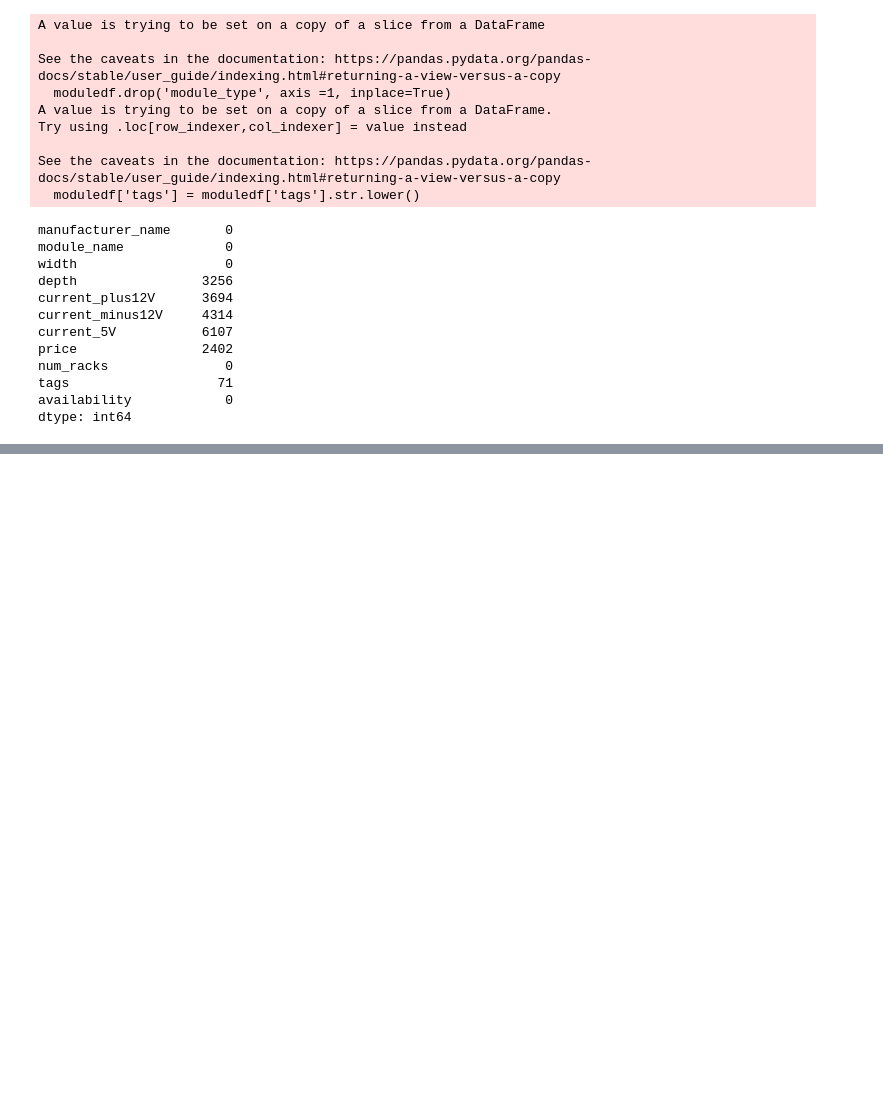
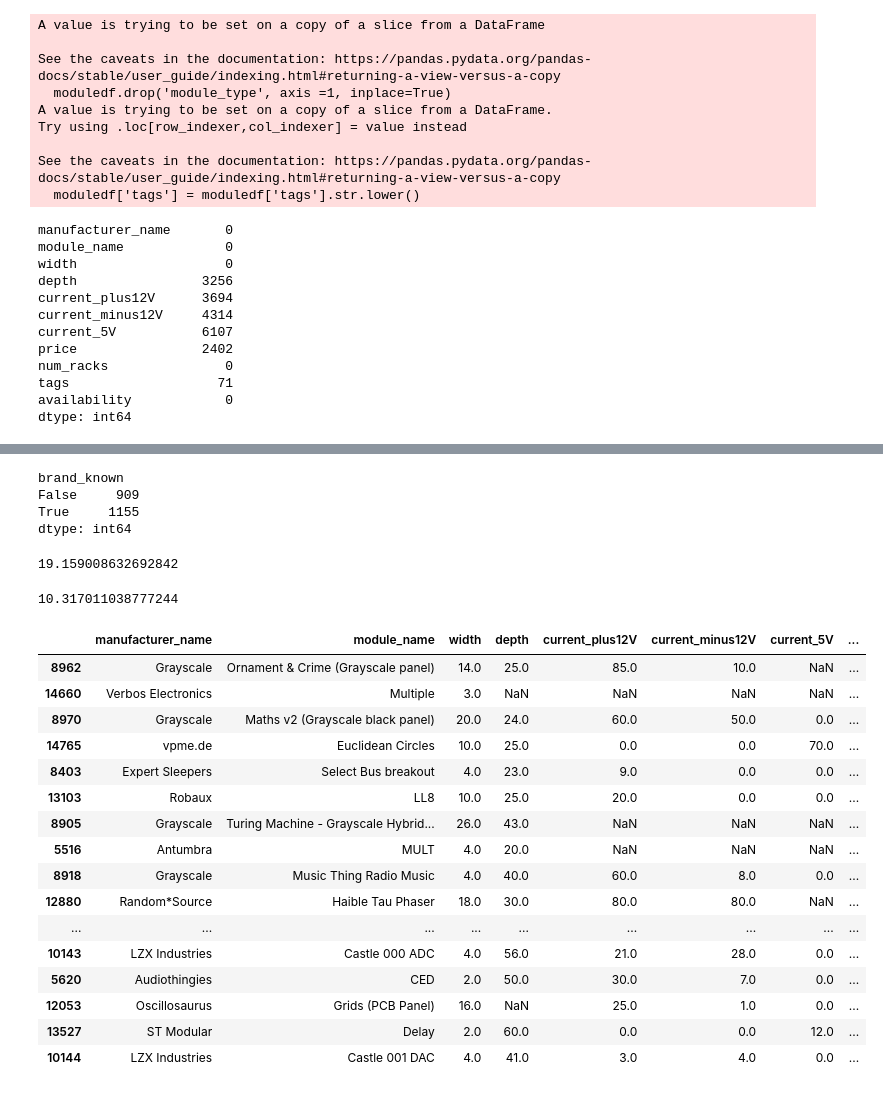
Before and after one commit to zstone00000/nycdsa_python_project, a Jupyter notebook: eurorack_inspection.ipynb, the cells around one changed output, grey strips where cells are left out. Saved outputs shown, nothing was run; the diff lists cells and outputs as text; code cells hidden in the pictures; blank space fills up the shorter version.

```diff
--- a/eurorack_inspection.ipynb
+++ b/eurorack_inspection.ipynb
@@ -50,0 +123,41 @@ dtype: int64
+# %%
+moduledf.loc[:,'brand_known'] = moduledf.manufacturer_name.apply(lambda x: x != 'Other/unknown')
+moduledf[moduledf.price.isnull()].groupby('brand_known').size()
+#and about half come from unknown brands
+# %% [output]
+brand_known
+False     909
+True     1155
+dtype: int64
+# %%
+moduledf.price.isnull().sum() / len(moduledf) * 100
+# %% [output]
+19.159008632692842
+# %%
+df_brands = moduledf.loc[(moduledf.brand_known == True) & moduledf.availability.isin(['unknown','avail'])]
+df_brands.price.isnull().sum() / len(df_brands) * 100
+#about 10% of price data is missing for products from main brands for non-prototype/unavailable products
+# %% [output]
+10.317011038777244
+# %%
+df_brands[df_brands.price.isnull()].sort_values(by = 'num_racks', ascending=False).head(30)
+#inspecing many of these manually, most are replicas or units which have been replaced by newer versions
+#For example, Grayscale seems to mostly produce homemade remakes
+# %% [output]
+|  | manufacturer_name | module_name | width | depth | current_plus12V | current_minus12V | current_5V | ... |
+| 8962 | Grayscale | Ornament & Crime (Grayscale panel) | 14.0 | 25.0 | 85.0 | 10.0 | NaN | ... |
+| 14660 | Verbos Electronics | Multiple | 3.0 | NaN | NaN | NaN | NaN | ... |
+| 8970 | Grayscale | Maths v2 (Grayscale black panel) | 20.0 | 24.0 | 60.0 | 50.0 | 0.0 | ... |
+| 14765 | vpme.de | Euclidean Circles | 10.0 | 25.0 | 0.0 | 0.0 | 70.0 | ... |
+| 8403 | Expert Sleepers | Select Bus breakout | 4.0 | 23.0 | 9.0 | 0.0 | 0.0 | ... |
+| 13103 | Robaux | LL8 | 10.0 | 25.0 | 20.0 | 0.0 | 0.0 | ... |
+| 8905 | Grayscale | Turing Machine - Grayscale Hybrid... | 26.0 | 43.0 | NaN | NaN | NaN | ... |
+| 5516 | Antumbra | MULT | 4.0 | 20.0 | NaN | NaN | NaN | ... |
+| 8918 | Grayscale | Music Thing Radio Music | 4.0 | 40.0 | 60.0 | 8.0 | 0.0 | ... |
+| 12880 | Random*Source | Haible Tau Phaser | 18.0 | 30.0 | 80.0 | 80.0 | NaN | ... |
+| ... | ... | ... | ... | ... | ... | ... | ... | ... |
+| 10143 | LZX Industries | Castle 000 ADC | 4.0 | 56.0 | 21.0 | 28.0 | 0.0 | ... |
+| 5620 | Audiothingies | CED | 2.0 | 50.0 | 30.0 | 7.0 | 0.0 | ... |
+| 12053 | Oscillosaurus | Grids (PCB Panel) | 16.0 | NaN | 25.0 | 1.0 | 0.0 | ... |
+| 13527 | ST Modular | Delay | 2.0 | 60.0 | 0.0 | 0.0 | 12.0 | ... |
+| 10144 | LZX Industries | Castle 001 DAC | 4.0 | 41.0 | 3.0 | 4.0 | 0.0 | ... |
```
Also changed, not shown: parts of 9 cells of this notebook, 1 other file.
